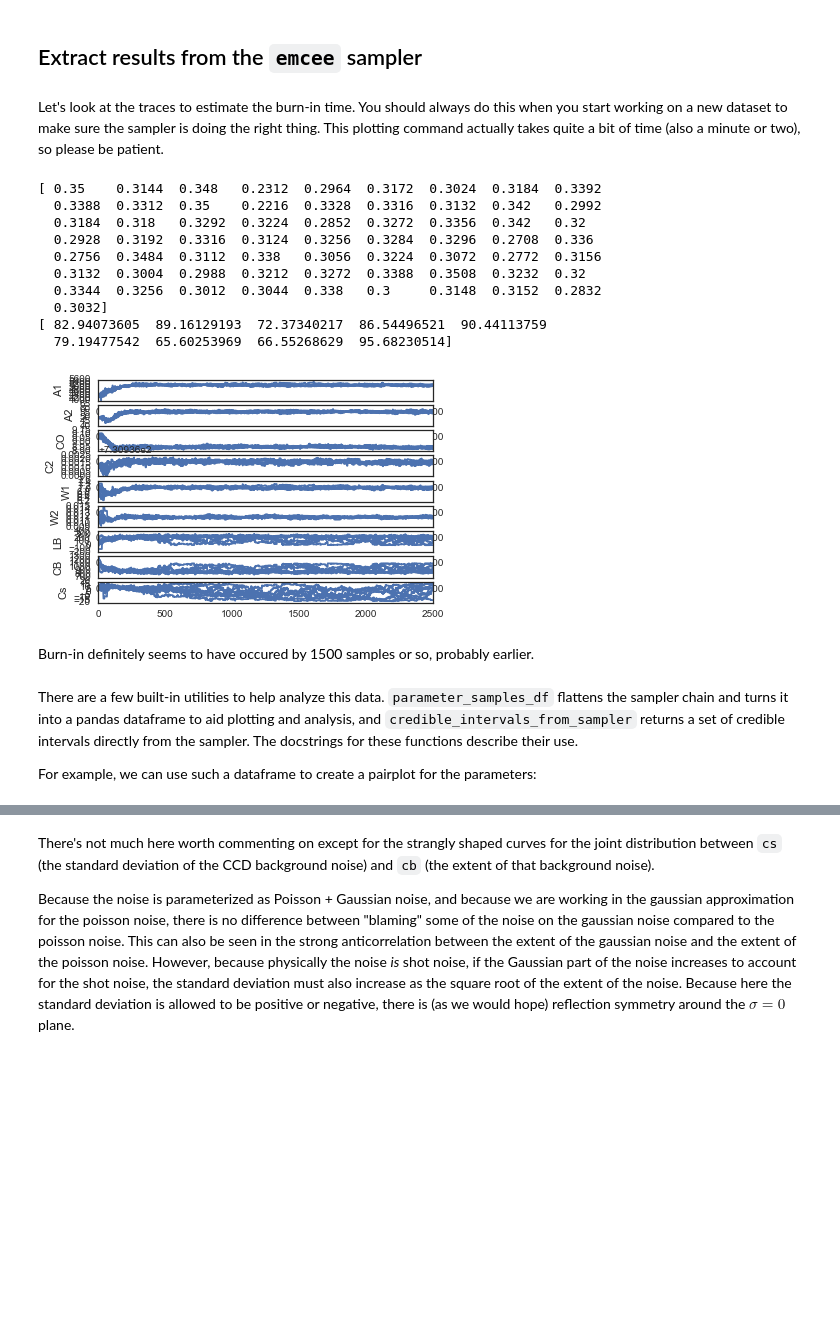
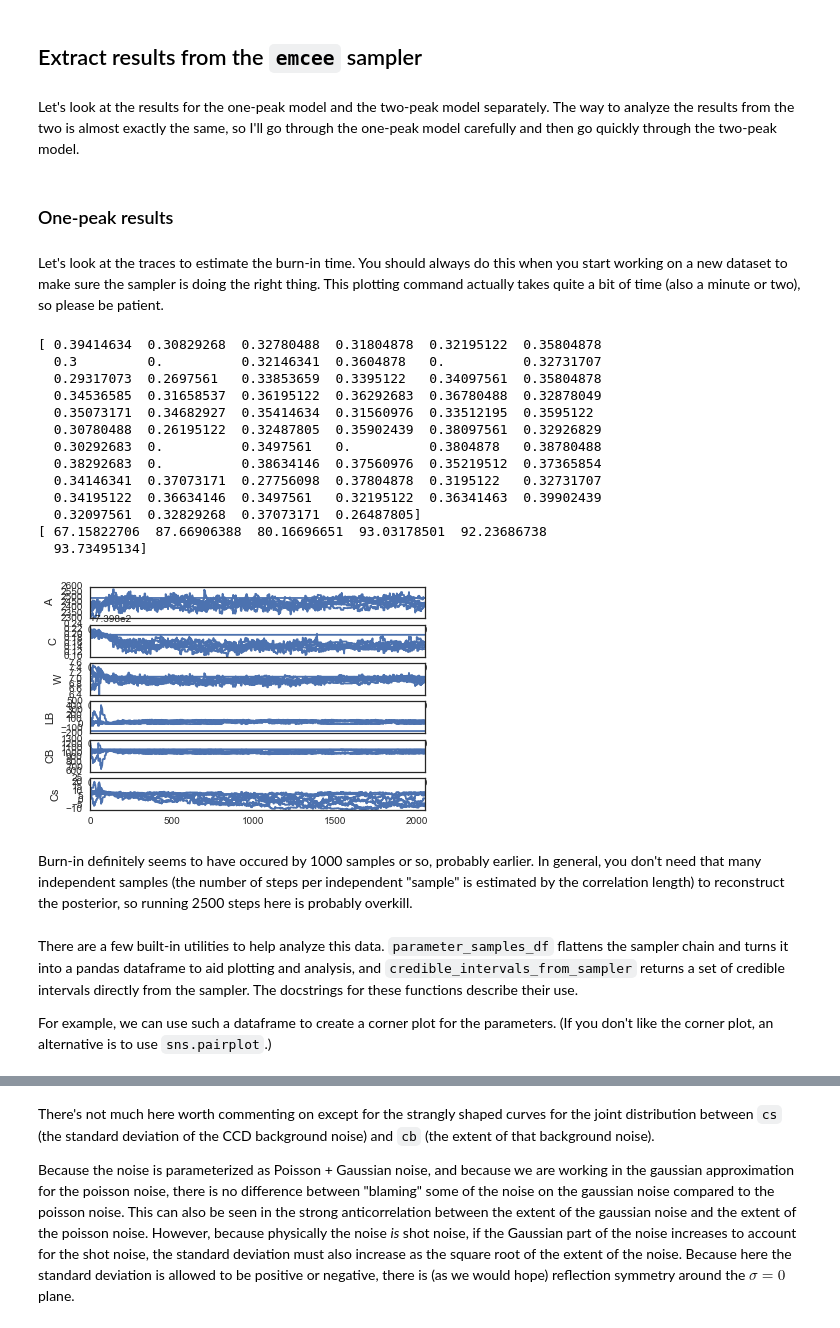
Before and after one commit to ruffinevans/sivtempfit, a Jupyter notebook: tutorial.ipynb, the cells around one changed output, grey strips where cells are left out. Saved outputs shown, nothing was run; the diff lists cells and outputs as text; code cells hidden in the pictures; blank space fills up the shorter version.

Commit message:
Updated tutorial to include examples for single-peak fitting Also included corner plots, so corner is added as a prereq in the setup file

```diff
--- a/tutorial.ipynb
+++ b/tutorial.ipynb
@@ -175,45 +233,46 @@ Wall time: 43.7 s
 # %% [markdown]
 ## Extract results from the `emcee` sampler
+# %% [markdown]
+Let's look at the results for the one-peak model and the two-peak model separately. The way to analyze the results from the two is almost exactly the same, so I'll go through the one-peak model carefully and then go quickly through the two-peak model.
+# %% [markdown]
+### One-peak results
 # %% [markdown]
 Let's look at the traces to estimate the burn-in time. You should always do this when you start working on a new dataset to make sure the sampler is doing the right thing. This plotting command actually takes quite a bit of time (also a minute or two), so please be patient.
 # %%
-fig, (ax_amp1, ax_amp2, ax_c0, ax_center2, ax_width1, ax_width2, ax_lb, ax_ccdb, ax_ccds) = plt.subplots(9)
-ax_amp1.set(ylabel='A1')
-ax_amp2.set(ylabel='A2')
-ax_c0.set(ylabel='CO')
-ax_center2.set(ylabel='C2')
-ax_width1.set(ylabel='W1')
-ax_width2.set(ylabel='W2')
+fig, (ax_amp, ax_c, ax_width, ax_lb, ax_ccdb, ax_ccds) = plt.subplots(6)
+ax_amp.set(ylabel='A')
+ax_c.set(ylabel='C')
+ax_width.set(ylabel='W')
 ax_lb.set(ylabel='LB')
 ax_ccdb.set(ylabel='CB')
 ax_ccds.set(ylabel='Cs')
 for i in range(9):
-    sns.tsplot(test_sampler.chain[i,:,0], ax=ax_amp1)
-    sns.tsplot(test_sampler.chain[i,:,1], ax=ax_amp2)
-    sns.tsplot(test_sampler.chain[i,:,2], ax=ax_c0)
-    sns.tsplot(test_sampler.chain[i,:,3], ax=ax_center2)
-    sns.tsplot(test_sampler.chain[i,:,4], ax=ax_width1)
-    sns.tsplot(test_sampler.chain[i,:,5], ax=ax_width2)
-    sns.tsplot(test_sampler.chain[i,:,6], ax=ax_lb)
-    sns.tsplot(test_sampler.chain[i,:,7], ax=ax_ccdb)
-    sns.tsplot(test_sampler.chain[i,:,8], ax=ax_ccds)
-print(test_sampler.acceptance_fraction)
-print(test_sampler.acor)
+    sns.tsplot(test_sampler_1.chain[i,:,0], ax=ax_amp)
+    sns.tsplot(test_sampler_1.chain[i,:,1], ax=ax_c)
+    sns.tsplot(test_sampler_1.chain[i,:,2], ax=ax_width)
+    sns.tsplot(test_sampler_1.chain[i,:,3], ax=ax_lb)
+    sns.tsplot(test_sampler_1.chain[i,:,4], ax=ax_ccdb)
+    sns.tsplot(test_sampler_1.chain[i,:,5], ax=ax_ccds)
+print(test_sampler_1.acceptance_fraction)
+print(test_sampler_1.acor)
 # %% [output]
-[ 0.35    0.3144  0.348   0.2312  0.2964  0.3172  0.3024  0.3184  0.3392
-  0.3388  0.3312  0.35    0.2216  0.3328  0.3316  0.3132  0.342   0.2992
-  0.3184  0.318   0.3292  0.3224  0.2852  0.3272  0.3356  0.342   0.32
-  0.2928  0.3192  0.3316  0.3124  0.3256  0.3284  0.3296  0.2708  0.336
-  0.2756  0.3484  0.3112  0.338   0.3056  0.3224  0.3072  0.2772  0.3156
-  0.3132  0.3004  0.2988  0.3212  0.3272  0.3388  0.3508  0.3232  0.32
-  0.3344  0.3256  0.3012  0.3044  0.338   0.3     0.3148  0.3152  0.2832
-  0.3032]
-[ 82.94073605  89.16129193  72.37340217  86.54496521  90.44113759
-  79.19477542  65.60253969  66.55268629  95.68230514]
+[ 0.39414634  0.30829268  0.32780488  0.31804878  0.32195122  0.35804878
+  0.3         0.          0.32146341  0.3604878   0.          0.32731707
+  0.29317073  0.2697561   0.33853659  0.3395122   0.34097561  0.35804878
+  0.34536585  0.31658537  0.36195122  0.36292683  0.36780488  0.32878049
+  0.35073171  0.34682927  0.35414634  0.31560976  0.33512195  0.3595122
+  0.30780488  0.26195122  0.32487805  0.35902439  0.38097561  0.32926829
+  0.30292683  0.          0.3497561   0.          0.3804878   0.38780488
+  0.38292683  0.          0.38634146  0.37560976  0.35219512  0.37365854
+  0.34146341  0.37073171  0.27756098  0.37804878  0.3195122   0.32731707
+  0.34195122  0.36634146  0.3497561   0.32195122  0.36341463  0.39902439
+  0.32097561  0.32829268  0.37073171  0.26487805]
+[ 67.15822706  87.66906388  80.16696651  93.03178501  92.23686738
+  93.73495134]
-[figure, old version]
+[figure, new version]
-# %% [markdown]
-Burn-in definitely seems to have occured by 1500 samples or so, probably earlier.
+# %% [markdown]
+Burn-in definitely seems to have occured by 1000 samples or so, probably earlier. In general, you don't need that many independent samples (the number of steps per independent "sample" is estimated by the correlation length) to reconstruct the posterior, so running 2500 steps here is probably overkill.
 # %% [markdown]
 There are a few built-in utilities to help analyze this data. `parameter_samples_df` flattens the sampler chain and turns it into a pandas dataframe to aid plotting and analysis, and `credible_intervals_from_sampler` returns a set of credible intervals directly from the sampler. The docstrings for these functions describe their use.
 
-For example, we can use such a dataframe to create a pairplot for the parameters:
+For example, we can use such a dataframe to create a corner plot for the parameters. (If you don't like the corner plot, an alternative is to use `sns.pairplot`.)
```
Also changed, not shown: parts of 61 cells of this notebook, 1 other file.
